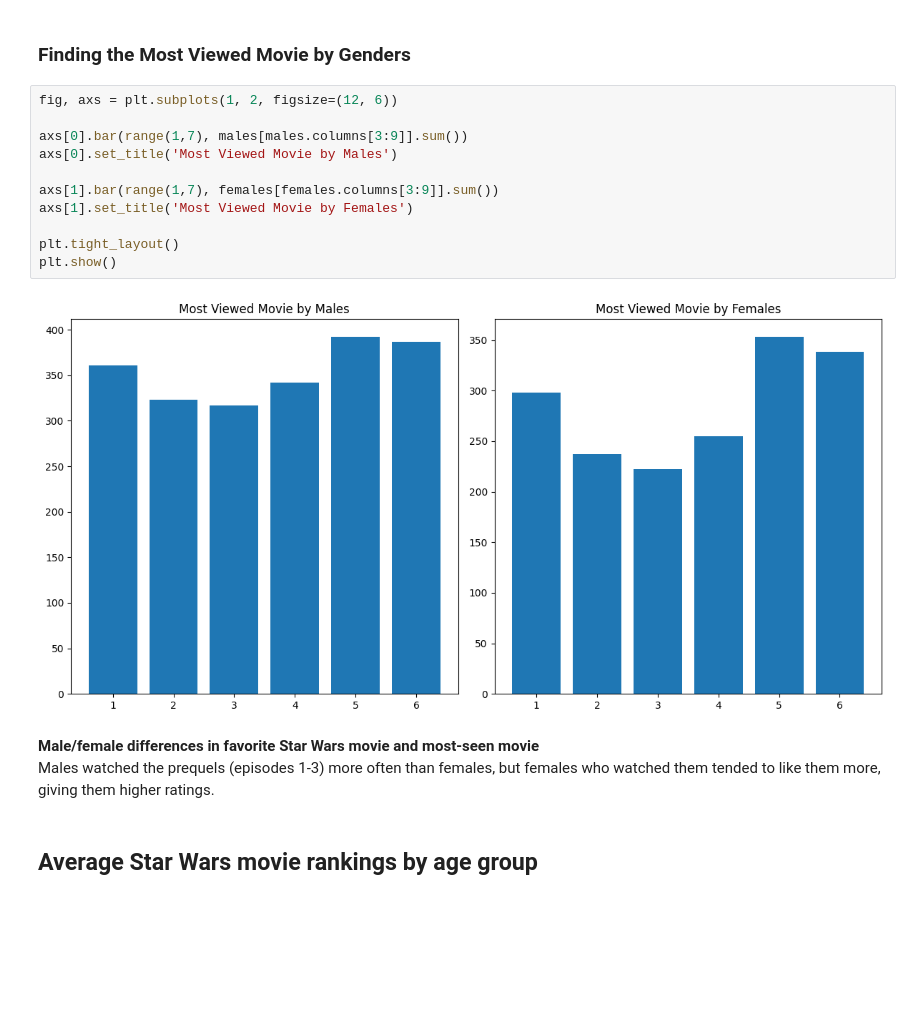
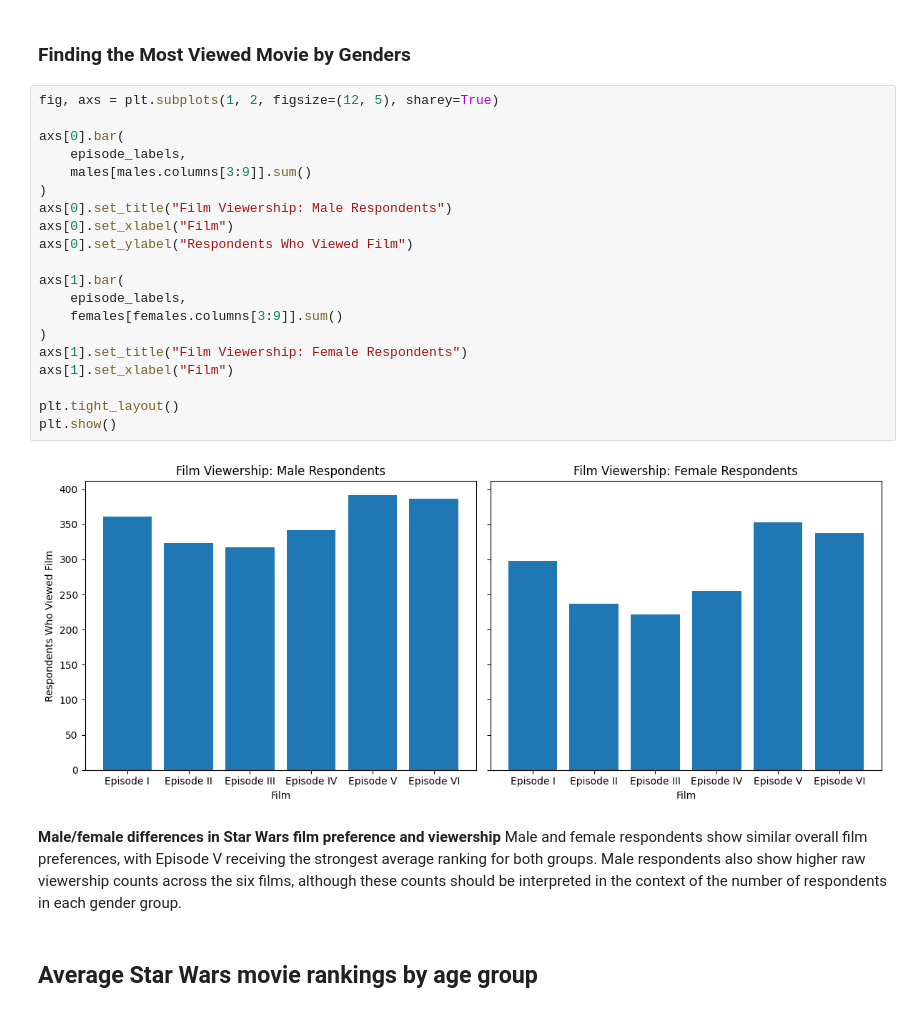
Before and after one commit to namvien94/Star_Wars_Survey, a Jupyter notebook: star-wars-audience-preference-analysis.ipynb, the cells around one changed output. Saved outputs shown, nothing was run; the diff lists cells and outputs as text; blank space fills up the shorter version.

```diff
--- a/star-wars-audience-preference-analysis.ipynb
+++ b/star-wars-audience-preference-analysis.ipynb
@@ -197,21 +254,30 @@ plt.show()
 # %% [markdown]
 ### Finding the Most Viewed Movie by Genders
 # %%
-fig, axs = plt.subplots(1, 2, figsize=(12, 6))
+fig, axs = plt.subplots(1, 2, figsize=(12, 5), sharey=True)
 
-axs[0].bar(range(1,7), males[males.columns[3:9]].sum())
-axs[0].set_title('Most Viewed Movie by Males')
+axs[0].bar(
+    episode_labels,
+    males[males.columns[3:9]].sum()
+)
+axs[0].set_title("Film Viewership: Male Respondents")
+axs[0].set_xlabel("Film")
+axs[0].set_ylabel("Respondents Who Viewed Film")
 
-axs[1].bar(range(1,7), females[females.columns[3:9]].sum())
-axs[1].set_title('Most Viewed Movie by Females')
+axs[1].bar(
+    episode_labels,
+    females[females.columns[3:9]].sum()
+)
+axs[1].set_title("Film Viewership: Female Respondents")
+axs[1].set_xlabel("Film")
 
 plt.tight_layout()
 plt.show()
 # %% [output]
-[figure, old version]
+[figure, new version]
-# %% [markdown]
-**Male/female differences in favorite Star Wars movie and most-seen movie**
-Males watched the prequels (episodes 1-3) more often than females, but females who watched them tended to like them more, giving them higher ratings.
+# %% [markdown]
+**Male/female differences in Star Wars film preference and viewership**
+Male and female respondents show similar overall film preferences, with Episode V receiving the strongest average ranking for both groups. Male respondents also show higher raw viewership counts across the six films, although these counts should be interpreted in the context of the number of respondents in each gender group.
 # %% [markdown]
 ## Average Star Wars movie rankings by age group
 # %%
```
Also changed, not shown: parts of 21 cells of this notebook.
